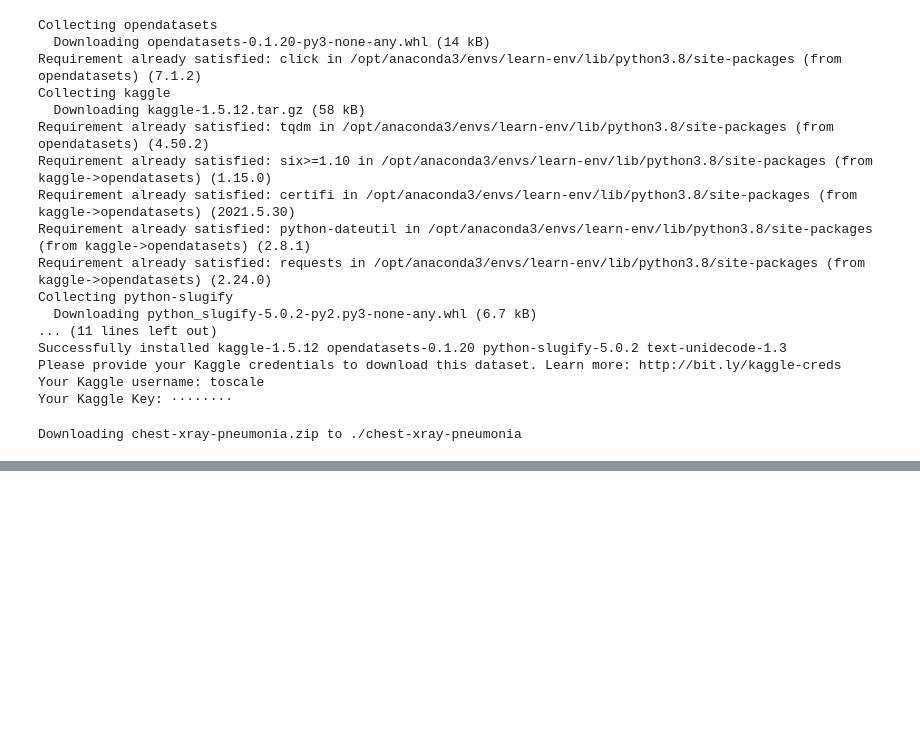
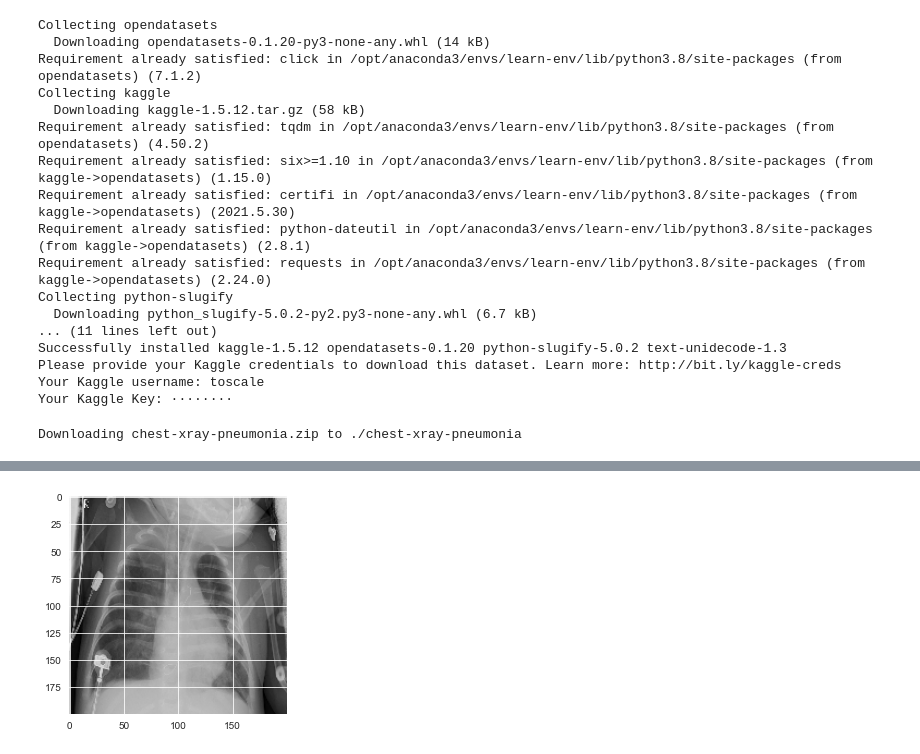
Before and after one commit to toscatle/pneumonia_xray_analysis, a Jupyter notebook: pneumonia_xray_analysis.ipynb, the cells around one changed output, grey strips where cells are left out. Saved outputs shown, nothing was run; the diff lists cells and outputs as text; code cells hidden in the pictures; blank space fills up the shorter version.

```diff
--- a/pneumonia_xray_analysis.ipynb
+++ b/pneumonia_xray_analysis.ipynb
@@ -90,0 +104,22 @@ plt.show()
+# %%
+#now splitting data into X_train, y_train, etc.
+X_train = []
+y_train = []
+
+X_test = []
+y_test = []
+
+X_val = []
+y_val = []
+
+for feature, label in train:
+    X_train.append(feature)
+    y_train.append(label)
+
+for feature, label in test:
+    X_test.append(feature)
+    y_test.append(label)
+
+for feature, label in val:
+    X_val.append(feature)
+    y_val.append(label)
@@ -90,0 +133,5 @@ plt.show()
+# %%
+plt.imshow(X_train[0], cmap=plt.get_cmap('gray'))
+plt.show()
+# %% [output]
+[figure, added]
```
Also changed, not shown: parts of 24 cells of this notebook, 1 other file.
